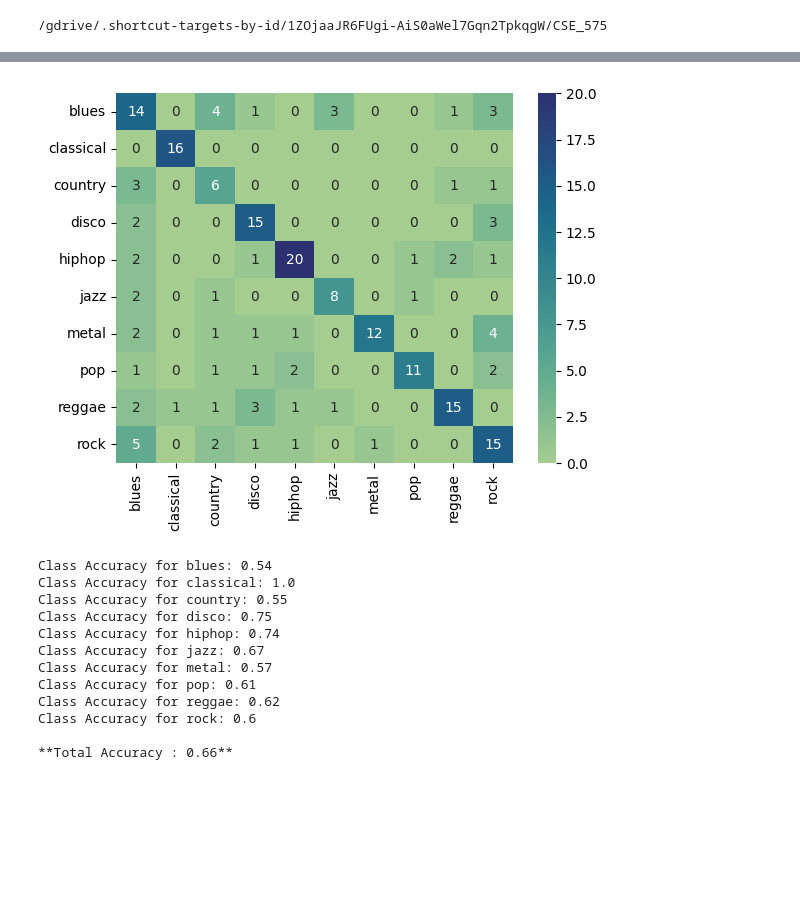
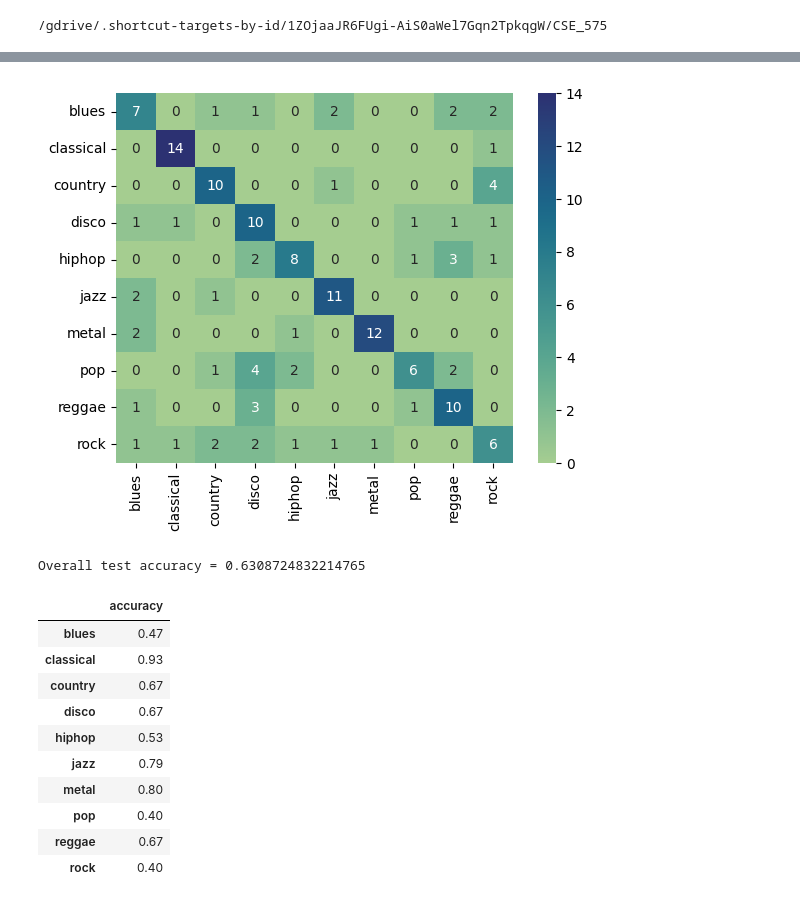
Before and after one commit to Mirzyaaliii/CSE-575-Statistical-Machine-Learning, a Jupyter notebook: CNN.ipynb, the cells around one changed output, grey strips where cells are left out. Saved outputs shown, nothing was run; the diff lists cells and outputs as text; code cells hidden in the pictures; blank space fills up the shorter version.

```diff
--- a/CNN.ipynb
+++ b/CNN.ipynb
@@ -34,21 +38,20 @@ X_train, X_val, X_test, y_train, y_val, y_test, labels = load_data()
 # %%
-# Model Definition
 model_layers = [
     Conv2D(64, (3, 3), input_shape=(288, 432, 3)),
     MaxPool2D(pool_size=(3, 3)),
+    Dropout(0.2),
 
-    Conv2D(32, (3, 3)),
+    Conv2D(64, (3, 3)),
     MaxPool2D(pool_size=(3, 3)),
+    Dropout(0.2),
 
-    Conv2D(32, (3, 3)),
+    Conv2D(64, (3, 3)),
     MaxPool2D(pool_size=(3, 3)),
+    Dropout(0.2),
 
-    Dropout(0.3),
     Flatten(),
 
     Dense(10, activation="softmax")
 ]
 
 model = Sequential(model_layers)
-model.compile(loss="categorical_crossentropy", optimizer="adam", metrics=['accuracy'])
-print(model.summary())
@@ -73,4 +57,0 @@ None
-# %%
-# Model Training
-model.fit(X_train, y_train, validation_data=(X_val, y_val), batch_size=10, epochs=20)
-print(f"Model Performance on Training Data: {model.evaluate(X_train,y_train)}")
@@ -94,0 +80,2 @@ Model Performance on Training Data: [0.014760643243789673, 0.9983305335044861]
+# %%
+model.fit(X_train, y_train, validation_data=(X_val, y_val), epochs=20, batch_size=10)
@@ -95,8 +107,6 @@ Model Performance on Training Data: [0.014760643243789673, 0.9983305335044861]
 # %%
-pred = model.predict(X_test)
-pred = (pred>0.5)
+y_pred = model.predict(X_test)
 
-print(cr(y_test,pred))
-conf_m = cm(np.argmax(y_test,axis=1),np.argmax(pred,axis=1))
-print(conf_m)
+y_true = np.argmax(y_test, axis=1)
+y_pred = np.argmax(y_pred, axis=1)
 # %% [output]
@@ -120,29 +133,38 @@ print(conf_m)
 # %%
-import seaborn as sns
-from seaborn import heatmap
-heatmap(conf_m,cmap="crest",annot=True)
-plt.xticks(ticks = np.arange(0.5,10,1), labels=labels, rotation=90)
-plt.yticks(ticks = np.arange(0.5,10,1), labels=labels,rotation=0)
+conf_m = confusion_matrix(y_true, y_pred)
+
+sns.heatmap(conf_m, cmap='crest', annot=True)
+
+plt.xticks(ticks = np.arange(0.5, 10, 1), labels=labels, rotation=90)
+plt.yticks(ticks = np.arange(0.5, 10, 1), labels=labels,rotation=0)
+
 plt.savefig('/content/CNN_Confusion_Matrix.png', dpi=300)
 # %% [output]
-[figure, old version]
+[figure, new version]
+# %%
+accuracy = np.trace(conf_m) / np.sum(conf_m)
+print(f'Overall test accuracy = {accuracy}')
+# %% [output]
+Overall test accuracy = 0.6308724832214765
 # %%
-class_acc = conf_m.diagonal()/conf_m.sum(axis=1)
+accuracy_df = pd.DataFrame(columns=['accuracy'])
+
+class_acc = conf_m.diagonal() / conf_m.sum(axis=1)
 for i in range(len(labels)):
-  print(f"Class Accuracy for {labels[i]}: {round(class_acc[i],2)}")
-print(f"\n**Total Accuracy : {np.trace(conf_m)/np.sum(conf_m)}**")
+    accuracy_df.loc[labels[i]] = [round(class_acc[i], 2)]
+
+accuracy_df
 # %% [output]
-Class Accuracy for blues: 0.54
-Class Accuracy for classical: 1.0
-Class Accuracy for country: 0.55
-Class Accuracy for disco: 0.75
-Class Accuracy for hiphop: 0.74
-Class Accuracy for jazz: 0.67
-Class Accuracy for metal: 0.57
-Class Accuracy for pop: 0.61
-Class Accuracy for reggae: 0.62
-Class Accuracy for rock: 0.6
-
-**Total Accuracy : 0.66**
+|  | accuracy |
+| blues | 0.47 |
+| classical | 0.93 |
+| country | 0.67 |
+| disco | 0.67 |
+| hiphop | 0.53 |
+| jazz | 0.79 |
+| metal | 0.80 |
+| pop | 0.40 |
+| reggae | 0.67 |
+| rock | 0.40 |
 # %%
 model.save('/content/CNN.h5')
```
Also changed, not shown: parts of 17 cells of this notebook.
